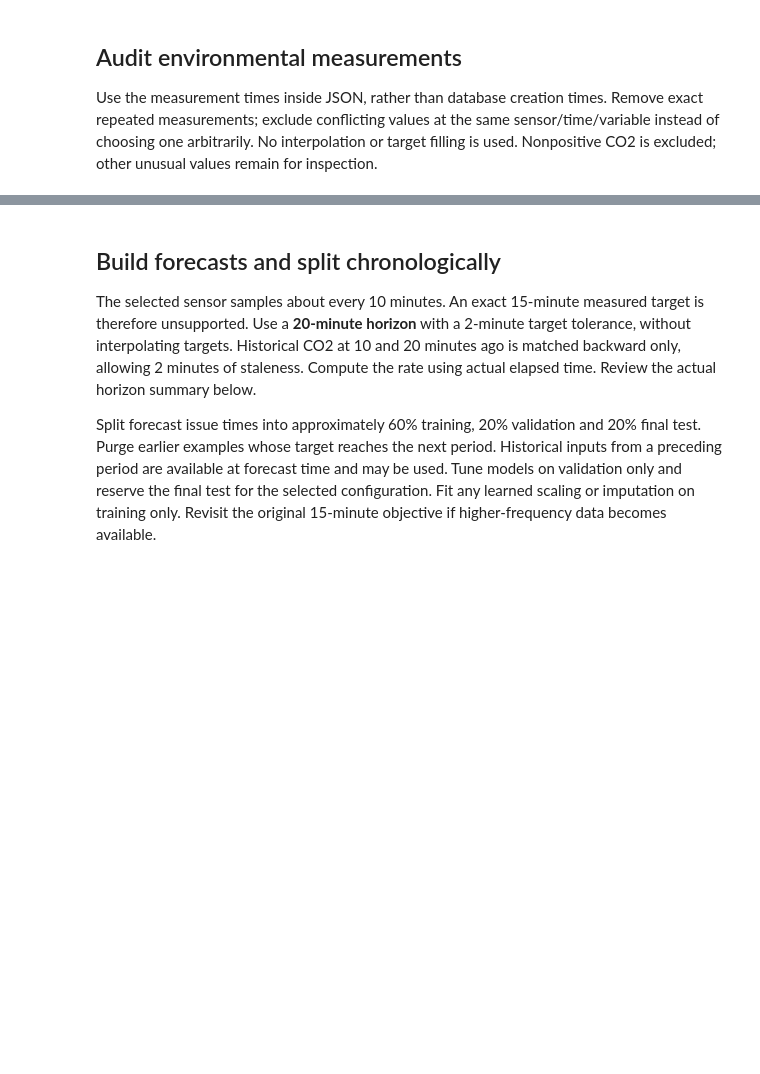
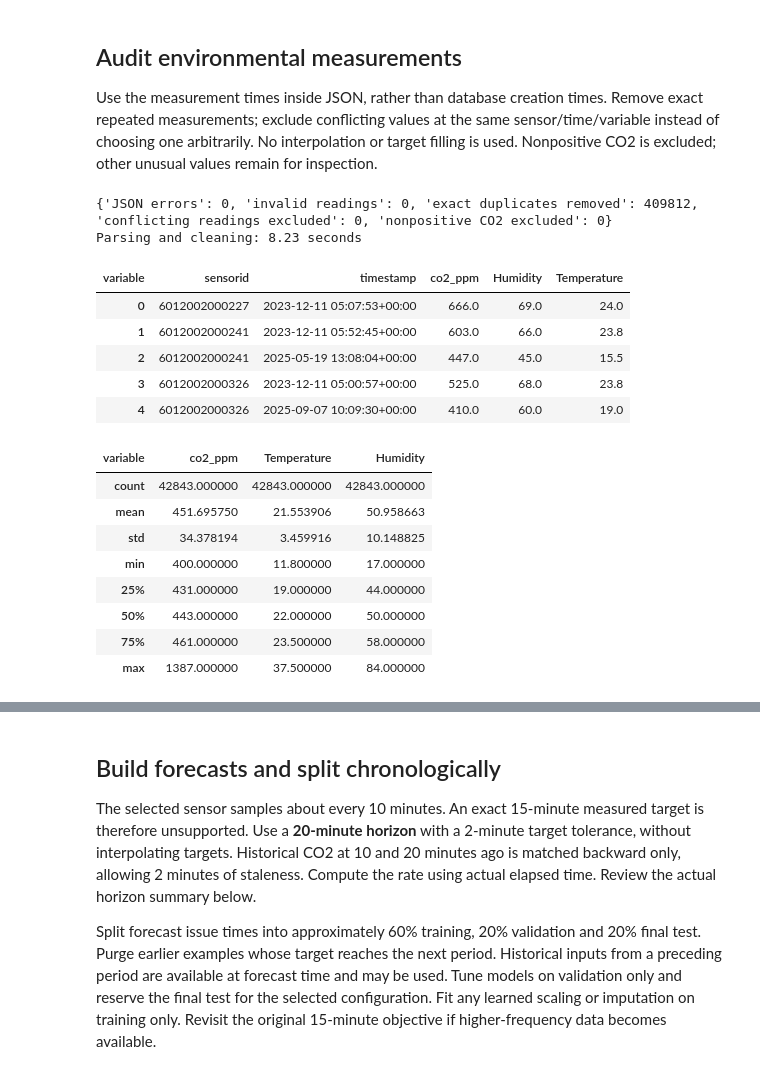
Before and after one commit to ericzhu227/MMA3001-Eric-Zhu, a Jupyter notebook: CO2_Forecasting.ipynb, the cells around one changed output, grey strips where cells are left out. Drawn from its saved outputs; the diff is of its cells as text; code cells hidden in the pictures; blank space fills up the shorter version.

```diff
--- a/CO2_Forecasting.ipynb
+++ b/CO2_Forecasting.ipynb
@@ -64,6 +96,12 @@ display(environment.head(), locations.head())
 ## Audit environmental measurements
 Use the measurement times inside JSON, rather than database creation times. Remove exact repeated measurements; exclude conflicting values at the same sensor/time/variable instead of choosing one arbitrarily. No interpolation or target filling is used. Nonpositive CO2 is excluded; other unusual values remain for inspection.
 # %%
+"""Extract measured CO2, temperature and humidity from environmental JSON.
+
+Produces co2 with UTC measurement timestamps, ppm, degrees Celsius and the
+source humidity units. Invalid rows, exact duplicates, conflicting keys and
+nonpositive CO2 are audited and excluded. No values are interpolated."""
+
 from time import perf_counter
 import numpy as np
 started = perf_counter()
@@ -73,31 +111,49 @@ for row in environment.itertuples(index=False):
         payload = json.loads(row.jsondata)
         for item in payload:
             name = item.get("variable", {}).get("name")
             if name not in ["Carbon dioxide", "Temperature", "Humidity"]:
                 continue
             for reading in item.get("values", []):
                 records.append((row.sensorid, reading.get("time"), name, reading.get("value")))
     except (ValueError, TypeError, AttributeError) as exc:
         parse_errors.append((row.id, str(exc)))
 readings = pd.DataFrame(records, columns=["sensorid", "timestamp", "variable", "value"])
 readings["timestamp"] = pd.to_datetime(pd.to_numeric(readings["timestamp"], errors="coerce"), unit="s", utc=True, errors="coerce")
 readings["value"] = pd.to_numeric(readings["value"], errors="coerce")
 invalid = readings[["sensorid", "timestamp", "variable", "value"]].isna().any(axis=1) | ~np.isfinite(readings["value"])
 invalid_count = int(invalid.sum())
 readings = readings.loc[~invalid].copy()
 exact_duplicates = int(readings.duplicated().sum())
 readings = readings.drop_duplicates()
 keys = ["sensorid", "timestamp", "variable"]
 conflicts = readings.duplicated(keys, keep=False)
 conflicting_readings = readings.loc[conflicts].copy()
 readings = readings.loc[~conflicts]
 environment_wide = readings.pivot(index=["sensorid", "timestamp"], columns="variable", values="value").reset_index()
 co2 = environment_wide.rename(columns={"Carbon dioxide": "co2_ppm"}).sort_values(["sensorid", "timestamp"])
 nonpositive_co2 = int(co2["co2_ppm"].le(0).sum())
 co2 = co2.loc[co2["co2_ppm"].gt(0)].copy()
 print({"JSON errors": len(parse_errors), "invalid readings": invalid_count,
        "exact duplicates removed": exact_duplicates, "conflicting readings excluded": len(conflicting_readings),
        "nonpositive CO2 excluded": nonpositive_co2})
 print(f"Parsing and cleaning: {perf_counter() - started:.2f} seconds")
 display(co2.head(), co2[["co2_ppm", "Temperature", "Humidity"]].describe())
+# %% [output]
+{'JSON errors': 0, 'invalid readings': 0, 'exact duplicates removed': 409812, 'conflicting readings excluded': 0, 'nonpositive CO2 excluded': 0}
+Parsing and cleaning: 8.23 seconds
+| variable | sensorid | timestamp | co2_ppm | Humidity | Temperature |
+| 0 | 6012002000227 | 2023-12-11 05:07:53+00:00 | 666.0 | 69.0 | 24.0 |
+| 1 | 6012002000241 | 2023-12-11 05:52:45+00:00 | 603.0 | 66.0 | 23.8 |
+| 2 | 6012002000241 | 2025-05-19 13:08:04+00:00 | 447.0 | 45.0 | 15.5 |
+| 3 | 6012002000326 | 2023-12-11 05:00:57+00:00 | 525.0 | 68.0 | 23.8 |
+| 4 | 6012002000326 | 2025-09-07 10:09:30+00:00 | 410.0 | 60.0 | 19.0 |
+| variable | co2_ppm | Temperature | Humidity |
+| count | 42843.000000 | 42843.000000 | 42843.000000 |
+| mean | 451.695750 | 21.553906 | 50.958663 |
+| std | 34.378194 | 3.459916 | 10.148825 |
+| min | 400.000000 | 11.800000 | 17.000000 |
+| 25% | 431.000000 | 19.000000 | 44.000000 |
+| 50% | 443.000000 | 22.000000 | 50.000000 |
+| 75% | 461.000000 | 23.500000 | 58.000000 |
+| max | 1387.000000 | 37.500000 | 84.000000 |
 # %%
```
Also changed, not shown: parts of 7 cells of this notebook, 7 other files.
